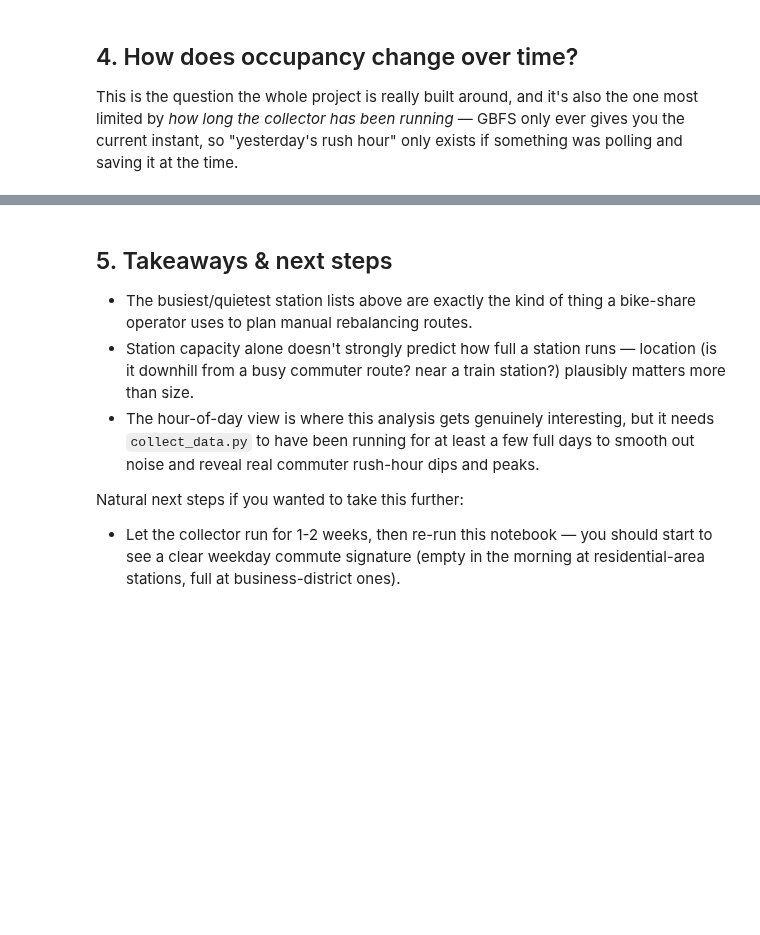
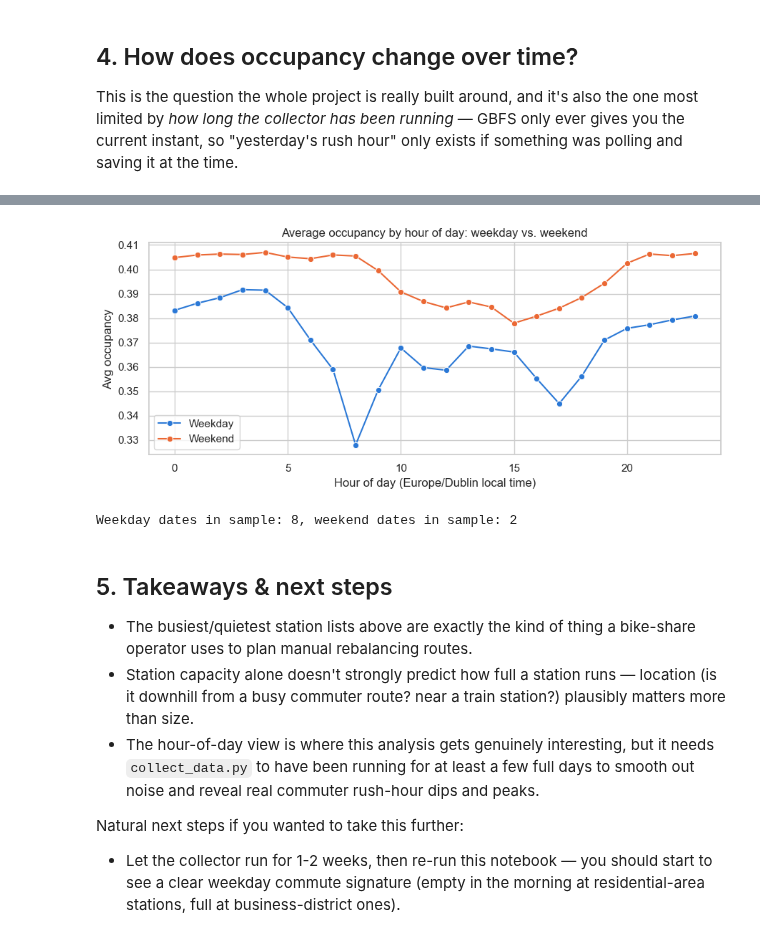
Before and after one commit to BadrWaqas/dublin-bikes-analysis, a Jupyter notebook: analysis/exploratory_analysis.ipynb, the cells around one changed output, grey strips where cells are left out. Cells and saved outputs as stored; diff of their text form; code cells hidden in the pictures; blank space fills up the shorter version.

```diff
--- a/analysis/exploratory_analysis.ipynb
+++ b/analysis/exploratory_analysis.ipynb
@@ -199,3 +207,31 @@ plt.show()
+# %%
+WEEKEND_DAYS = {"Saturday", "Sunday"}
+df["is_weekend"] = df["day_of_week"].isin(WEEKEND_DAYS)
+
+weekday_hourly = (
+    df.groupby(["is_weekend", "hour"], as_index=False)["occupancy_ratio"]
+    .mean()
+    .replace({"is_weekend": {True: "Weekend", False: "Weekday"}})
+)
+
+fig, ax = plt.subplots(figsize=(9, 4))
+sns.lineplot(
+    data=weekday_hourly, x="hour", y="occupancy_ratio",
+    hue="is_weekend", palette=[BLUE, PALETTE[1]], marker="o", ax=ax,
+)
+ax.set_xlabel("Hour of day (Europe/Dublin local time)")
+ax.set_ylabel("Avg occupancy")
+ax.set_title("Average occupancy by hour of day: weekday vs. weekend")
+ax.legend(title="")
+plt.tight_layout()
+plt.show()
+
+n_weekday_days = df.loc[~df["is_weekend"], "date"].nunique()
+n_weekend_days = df.loc[df["is_weekend"], "date"].nunique()
+print(f"Weekday dates in sample: {n_weekday_days}, weekend dates in sample: {n_weekend_days}")
+# %% [output]
+[figure, added]
+Weekday dates in sample: 8, weekend dates in sample: 2
 # %% [markdown]
 ## 5. Takeaways & next steps
 
```
Also changed, not shown: parts of 9 cells of this notebook, 2 other files.
